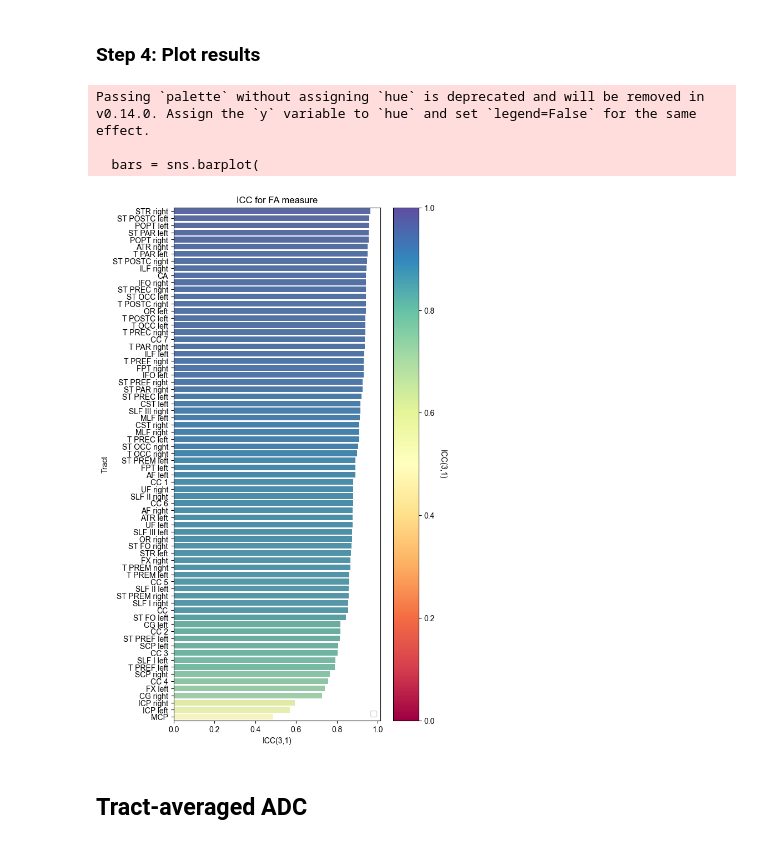
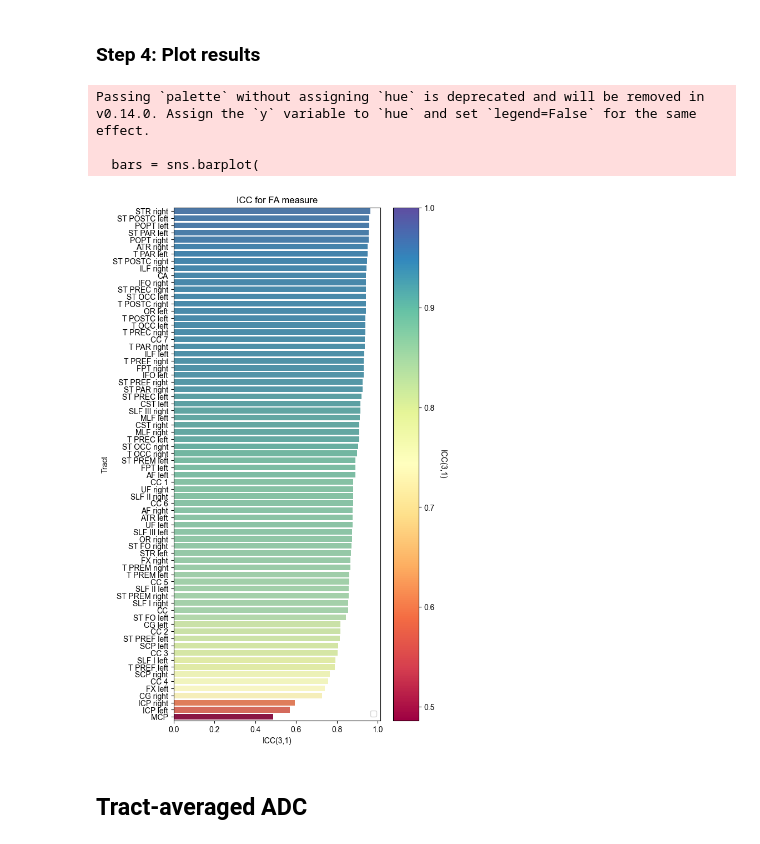
Before and after one commit to remikamito/TRAMFIX, a Jupyter notebook: analysis_notebooks/Analysis2_tractmeans.ipynb, the cells around one changed output. Cells and saved outputs as stored; diff of their text form; code cells hidden in the pictures.

```diff
--- a/analysis_notebooks/Analysis2_tractmeans.ipynb
+++ b/analysis_notebooks/Analysis2_tractmeans.ipynb
@@ -87,3 +114,8 @@ tract_adc_df_long = tract_adc_df.melt(id_vars=['ID', 'Site'],
+# %%
+# DF6
+tract_df6_long = tract_df6.melt(id_vars=['ID', 'Site'],
+                                  var_name="Tract",
+                                  value_name='FDC')
 # %% [markdown]
 # **FBA metrics (site-specific pipeline)**
 # %% [markdown]
@@ -92,0 +134,4 @@ tract_adc_df_long = tract_adc_df.melt(id_vars=['ID', 'Site'],
+# %%
+pivot = subset.pivot_table(index='ID', columns='Site', values='FD')
+subject_means = pivot.mean(axis=1)
+print(subject_means)
@@ -365,6 +800,37 @@ print(cv_fa_df)
 71      UF_right  0.319809  0.013888  4.342577
 
 [72 rows x 4 columns]
+# %%
+cv_results_fa_df = []
+for tract in tract_fa_df_long['Tract'].unique():
+    subset = tract_fa_df_long[tract_fa_df_long['Tract'] == tract]
+    pivot = subset.pivot_table(index='ID', columns='Site', values='FA')
+
+    # compute within-subject CV
+    subject_means = pivot.mean(axis=1)
+    subject_stds = pivot.std(axis=1, ddof=1)
+    subject_var = pivot.var(axis=1)
+    #cvws_indiv = subject_stds / subject_means
+    #CVws = cvws_indiv.mean() * 100
+    cvws_squared_indiv = subject_var / (subject_means ** 2)
+    CVws = np.sqrt(cvws_squared_indiv.mean()) * 100
+
+    # compute between-subject CV
+    group_mean = subject_means.mean()
+    group_std = subject_means.std(ddof=1)
+    CVbs = (group_std / group_mean) * 100
+
+    # global CV
+    mean = subset['FA'].mean()
+    std = subset['FA'].std()
+    cv = std/mean*100
+    cv_results_fa_df.append({'Tract': tract, 'mean': mean, 'std': std,
+                           'Global CV': cv,
+                           'CVws': CVws,
+                           'CVbs': CVbs})
+
+# Convert to DataFrame
+cv_fa_df = pd.DataFrame(cv_results_fa_df)
 # %% [markdown]
 ### Step 2: Compute ICC
 # %%
@@ -414,7 +892,7 @@ icc_fa_sorted = results_fa_df.sort_values(by="ICC(3,1)", ascending=False)
 plt.rcParams['font.family'] = 'Arial'
 
 # manual colour mapping (range from 0 to 1 for ICC)
-norm = mcolors.Normalize(vmin=0, vmax=1)
+norm = mcolors.Normalize(vmin=results_fa_df['ICC(3,1)'].min(), vmax=1)
 cmap = cm.get_cmap("Spectral")
 colours = [cmap(norm(val)) for val in icc_fa_sorted['ICC(3,1)']]
 
@@ -425,35 +903,35 @@ colours = [cmap(norm(val)) for val in icc_fa_sorted['ICC(3,1)']]
 # plot
 fig, ax = plt.subplots(figsize=(6,12))
 bars = sns.barplot(
     data=icc_fa_sorted,
     y="Tract",
     x="ICC(3,1)",
     palette=colours,
     ax=ax
 )
 # Add vertical colorbar
 sm = cm.ScalarMappable(cmap=cmap, norm=norm)
 sm.set_array([])  # Required for matplotlib < 3.1
 cbar = fig.colorbar(sm, ax=ax, orientation="vertical")
 cbar.set_label("ICC(3,1)", rotation=270, labelpad=15)
 
 # Format plot
 #plt.xticks(rotation=90, fontsize=10)  # rotate tract names
 plt.ylabel("Tract")
 plt.xlabel("ICC(3,1)")
 plt.title("ICC for FA measure")
 plt.legend()
 
 ##output_plt = os.path.join(output_dir, "icc_plot_fd.svg")
 
-plt.savefig(os.path.join(output_dir, "icc_plot_fa_template1.svg"), format="svg", bbox_inches="tight")
+plt.savefig(os.path.join(output_dir, "icc_plot_fa_template1_spectral.svg"), format="svg", bbox_inches="tight")
 
 plt.show()
 # %% [output]
 Passing `palette` without assigning `hue` is deprecated and will be removed in v0.14.0. Assign the `y` variable to `hue` and set `legend=False` for the same effect.
 
   bars = sns.barplot(
-[figure, old version]
+[figure, new version]
 # %%
 icc_fa_sorted['hexcode'] = icc_fa_sorted['ICC(3,1)'].apply(lambda val: mcolors.to_hex(cmap(norm(val))))
 # %% [markdown]
```
Also changed, not shown: parts of 67 cells of this notebook, 2 other files.
